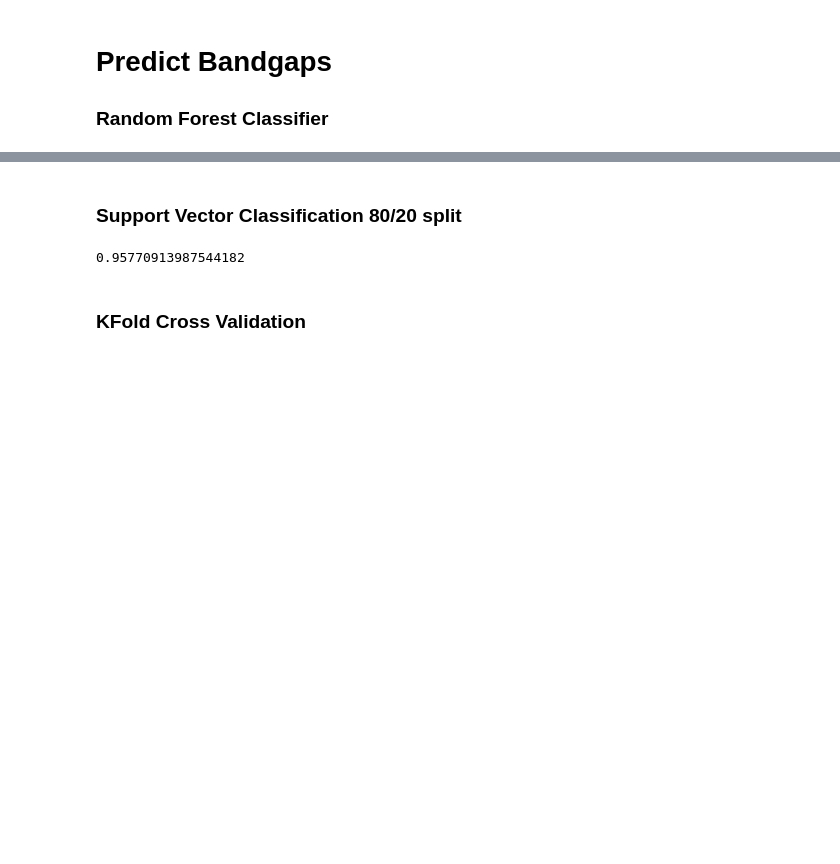
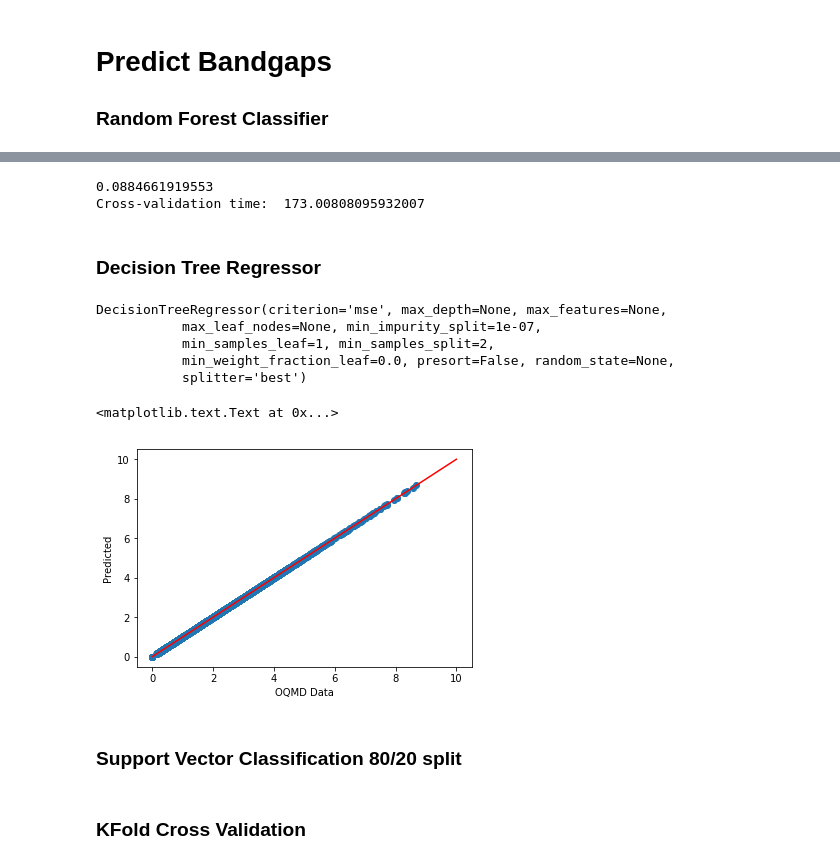
Before and after one commit to aaggarw99/WardElementFracBenchmark, a Jupyter notebook: WardElementFrac.ipynb, the cells around one changed output, grey strips where cells are left out. Cells and saved outputs as stored; diff of their text form; code cells hidden in the pictures; blank space fills up the shorter version.

```diff
--- a/WardElementFrac.ipynb
+++ b/WardElementFrac.ipynb
@@ -141,2 +153,37 @@ plt.ylabel("Predicted")
+# %%
+import time
+#Find error in RandomForestRegressor
+cv_start = time.time()
+
+errors = cross_val_score(RandomForestRegressor(), training_set_bg.drop(cols_to_drop, axis=1), bandgaps, scoring="neg_mean_absolute_error", cv=10)
+mae = np.mean(np.abs(errors))
+
+print(mae)
+cv_time = time.time()-cv_start
+print("Cross-validation time: ", cv_time)
+# %% [output]
+0.0884661919553
+Cross-validation time:  173.00808095932007
+# %% [markdown]
+### Decision Tree Regressor
+# %%
+dt_model = DecisionTreeRegressor()
+dt_model.fit(training_set_bg.drop(cols_to_drop, axis=1), bandgaps)
+# %% [output]
+DecisionTreeRegressor(criterion='mse', max_depth=None, max_features=None,
+           max_leaf_nodes=None, min_impurity_split=1e-07,
+           min_samples_leaf=1, min_samples_split=2,
+           min_weight_fraction_leaf=0.0, presort=False, random_state=None,
+           splitter='best')
+# %%
+dt_prediction = dt_model.predict(training_set_bg.drop(cols_to_drop, axis=1))
+# %%
+plt.scatter(bandgaps, dt_prediction)
+plt.plot(range(11), range(11), 'r')
+plt.xlabel("OQMD Data")
+plt.ylabel("Predicted")
+# %% [output]
+<matplotlib.text.Text at 0x...>
+[figure, added]
 # %% [markdown]
 ### Support Vector Classification 80/20 split
@@ -147,10 +190,9 @@ from sklearn import svm
 # %%
 X_train, X_test, y_train, y_test = train_test_split(training_set_bg.drop(cols_to_drop, axis=1), bg_range, test_size=0.2, random_state=0)
 # %%
-clf = svm.SVC(kernel='linear', C=1).fit(X_train, y_train)
-clf.score(X_test, y_test)
+%%time
+clf = svm.SVC(kernel='linear', C=1e3).fit(X_train, y_train)
+print(clf.score(X_test, y_test))
-# %% [output]
-0.95770913987544182
 # %% [markdown]
 ### KFold Cross Validation
 # %%
```
Also changed, not shown: parts of 72 cells of this notebook.
